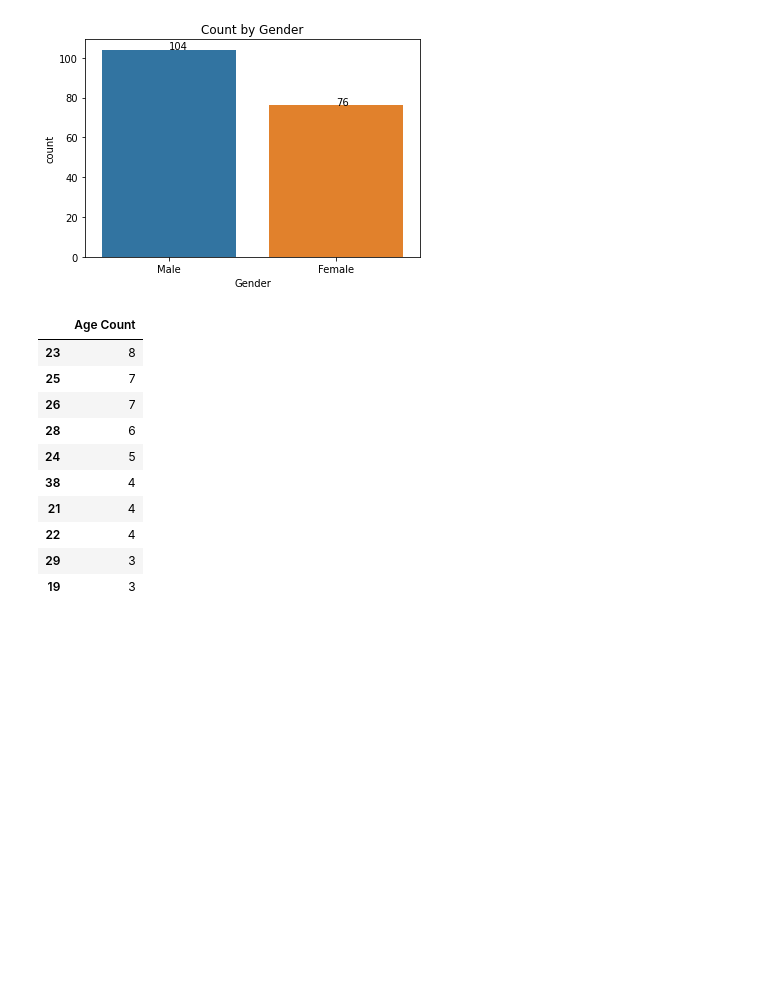
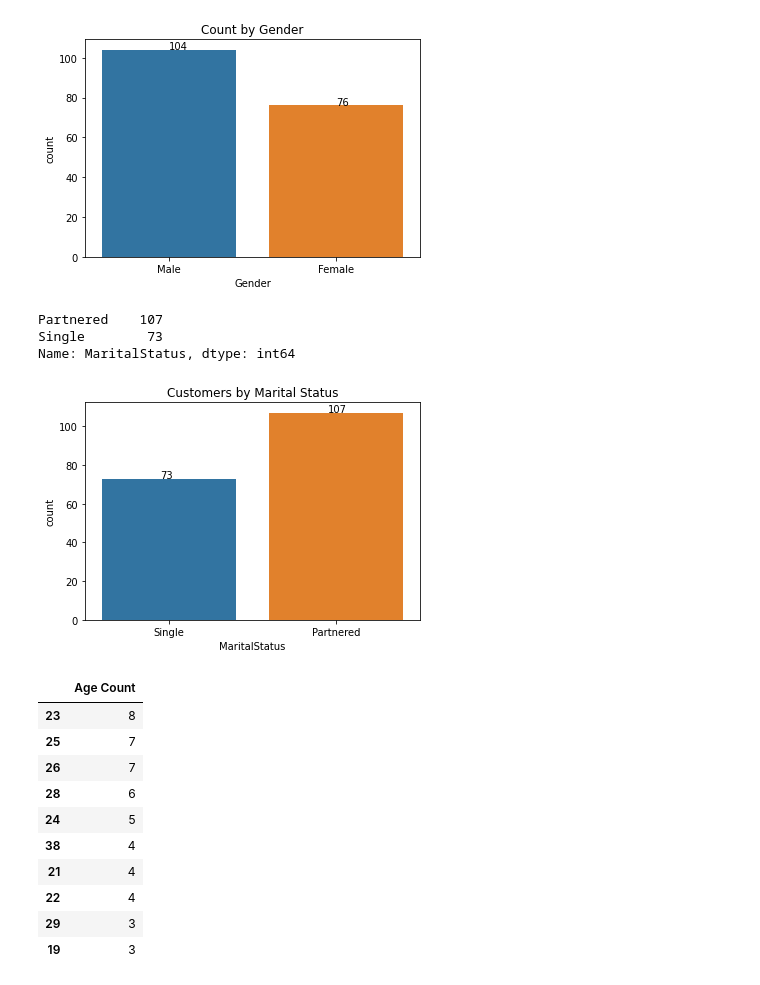
Before and after one commit to pkmariya/Python, a Jupyter notebook: AerofitCaseStudy_Mariya_DSMLJune22.ipynb, the cells around one changed output. Drawn from its saved outputs; the diff is of its cells as text; code cells hidden in the pictures; blank space fills up the shorter version.

```diff
--- a/AerofitCaseStudy_Mariya_DSMLJune22.ipynb
+++ b/AerofitCaseStudy_Mariya_DSMLJune22.ipynb
@@ -172,6 +172,21 @@ plt.title("Count by Gender")
 plt.show()
 # %% [output]
 [figure]
+# %%
+marital_status_cnt = aero_df['MaritalStatus'].value_counts()
+marital_status_cnt
+# %% [output]
+Partnered    107
+Single        73
+Name: MaritalStatus, dtype: int64
+# %%
+ax = sns.countplot(data=aero_df, x='MaritalStatus')
+for p in ax.patches:
+  ax.annotate(p.get_height(), (p.get_x()+0.35, p.get_height()+0.05))
+plt.title('Customers by Marital Status')
+plt.show()
+# %% [output]
+[figure, added]
 # %%
 # Top 10 users of the product KP281 by Age
 top10_KP1 = {'Age Count': aero_df[aero_df['Product']=='KP281']['Age'].value_counts()}
```
